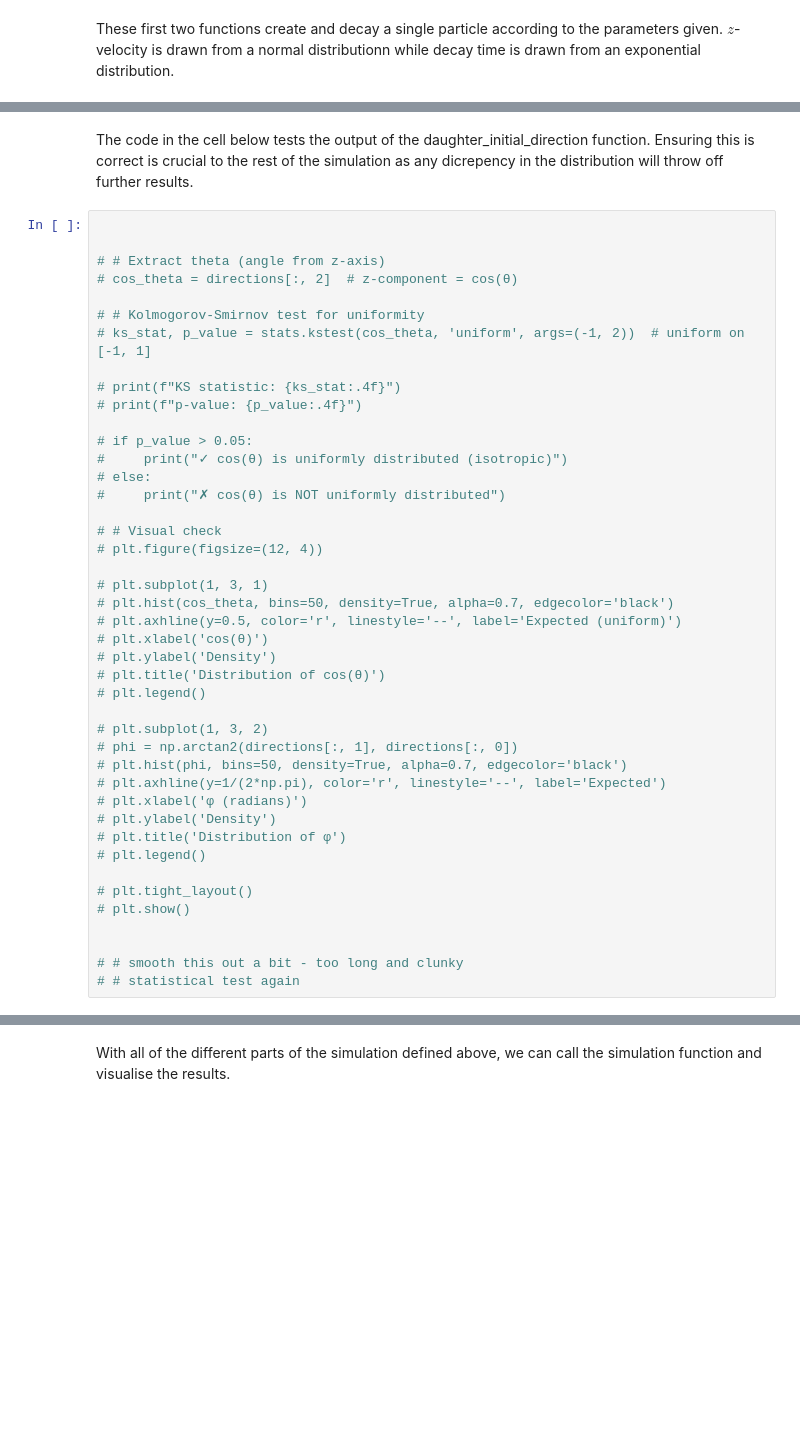
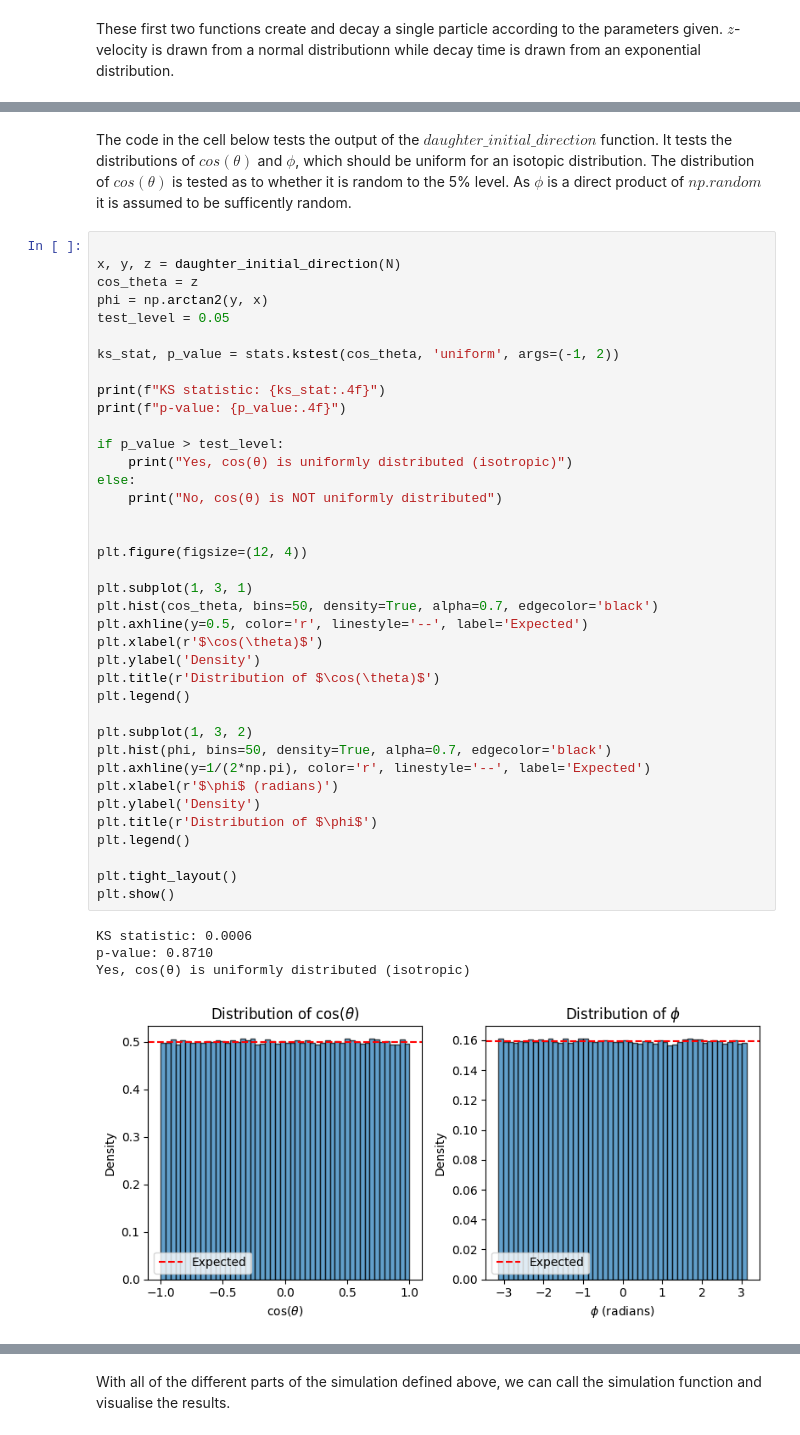
Before and after one commit to jpjharg/Coding-and-ML-year3, a Jupyter notebook: TB1/Project 1 - Option B.ipynb, the cells around one changed output, grey strips where cells are left out. Cells and saved outputs as stored; diff of their text form; blank space fills up the shorter version.

```diff
--- a/TB1/Project 1 - Option B.ipynb
+++ b/TB1/Project 1 - Option B.ipynb
@@ -90,47 +91,47 @@ def daughter_initial_direction(N):
     z /= norm
     return x, y, z
 # %% [markdown]
-The code in the cell below tests the output of the daughter_initial_direction function. Ensuring this is correct is crucial to the rest of the simulation as any dicrepency in the distribution will throw off further results.
+The code in the cell below tests the output of the $daughter\_initial\_direction$ function. It tests the distributions of $cos(\theta)$ and $\phi$, which should be uniform for an isotopic distribution. The distribution of $cos(\theta)$ is tested as to whether it is random to the 5% level. As $\phi$ is a direct product of $np.random$ it is assumed to be sufficently random.
 # %%
 
+x, y, z = daughter_initial_direction(N)
+cos_theta = z
+phi = np.arctan2(y, x)
+test_level = 0.05
 
-# # Extract theta (angle from z-axis)
-# cos_theta = directions[:, 2]  # z-component = cos(θ)
+ks_stat, p_value = stats.kstest(cos_theta, 'uniform', args=(-1, 2))
 
-# # Kolmogorov-Smirnov test for uniformity
-# ks_stat, p_value = stats.kstest(cos_theta, 'uniform', args=(-1, 2))  # uniform on [-1, 1]
+print(f"KS statistic: {ks_stat:.4f}")
+print(f"p-value: {p_value:.4f}")
 
-# print(f"KS statistic: {ks_stat:.4f}")
-# print(f"p-value: {p_value:.4f}")
-
-# if p_value > 0.05:
-#     print("✓ cos(θ) is uniformly distributed (isotropic)")
-# else:
-#     print("✗ cos(θ) is NOT uniformly distributed")
-
-# # Visual check
-# plt.figure(figsize=(12, 4))
-
-# plt.subplot(1, 3, 1)
-# plt.hist(cos_theta, bins=50, density=True, alpha=0.7, edgecolor='black')
-# plt.axhline(y=0.5, color='r', linestyle='--', label='Expected (uniform)')
-# plt.xlabel('cos(θ)')
-# plt.ylabel('Density')
-# plt.title('Distribution of cos(θ)')
-# plt.legend()
-
-# plt.subplot(1, 3, 2)
-# phi = np.arctan2(directions[:, 1], directions[:, 0])
-# plt.hist(phi, bins=50, density=True, alpha=0.7, edgecolor='black')
-# plt.axhline(y=1/(2*np.pi), color='r', linestyle='--', label='Expected')
-# plt.xlabel('φ (radians)')
-# plt.ylabel('Density')
-# plt.title('Distribution of φ')
-# plt.legend()
-
-# plt.tight_layout()
-# plt.show()
+if p_value > test_level:
+    print("Yes, cos(θ) is uniformly distributed (isotropic)")
+else:
+    print("No, cos(θ) is NOT uniformly distributed")
 
 
-# # smooth this out a bit - too long and clunky
-# # statistical test again
+plt.figure(figsize=(12, 4))
+
+plt.subplot(1, 3, 1)
+plt.hist(cos_theta, bins=50, density=True, alpha=0.7, edgecolor='black')
+plt.axhline(y=0.5, color='r', linestyle='--', label='Expected')
+plt.xlabel(r'$\cos(\theta)$')
+plt.ylabel('Density')
+plt.title(r'Distribution of $\cos(\theta)$')
+plt.legend()
+
+plt.subplot(1, 3, 2)
+plt.hist(phi, bins=50, density=True, alpha=0.7, edgecolor='black')
+plt.axhline(y=1/(2*np.pi), color='r', linestyle='--', label='Expected')
+plt.xlabel(r'$\phi$ (radians)')
+plt.ylabel('Density')
+plt.title(r'Distribution of $\phi$')
+plt.legend()
+
+plt.tight_layout()
+plt.show()
+# %% [output]
+KS statistic: 0.0006
+p-value: 0.8710
+Yes, cos(θ) is uniformly distributed (isotropic)
+[figure, added]
```
Also changed, not shown: parts of 16 cells of this notebook.
